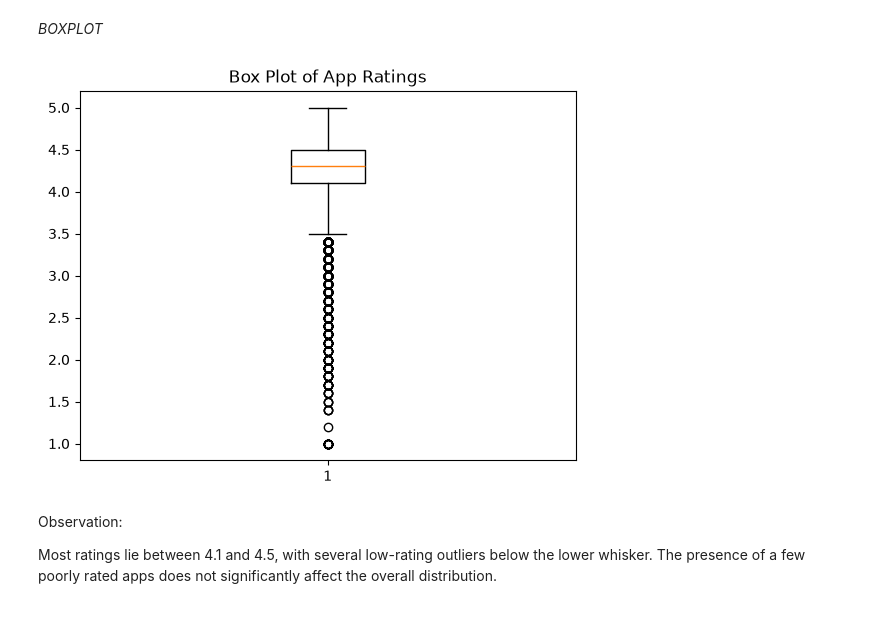
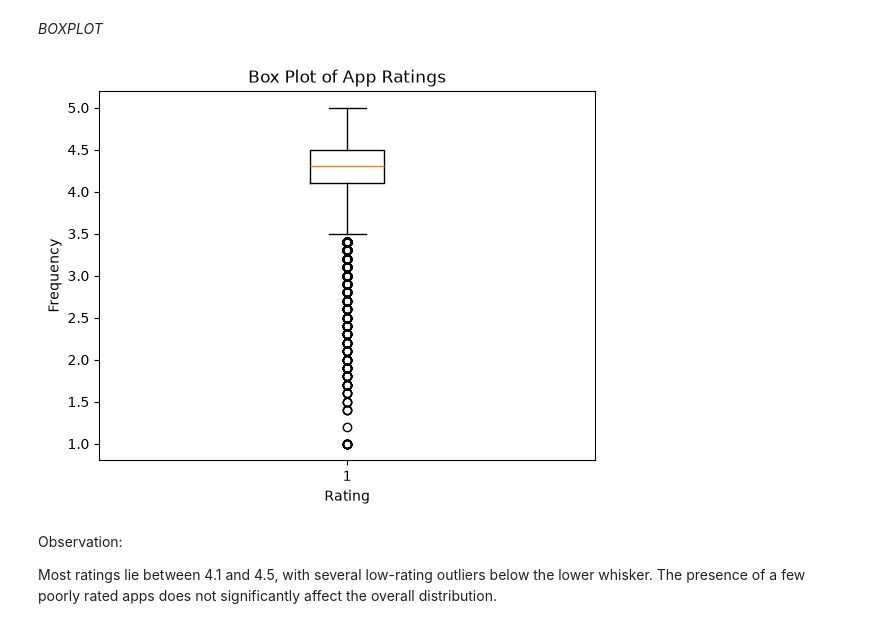
Before and after one commit to ArjunTechie118/Google-Play-Store-ML-Pipeline, a Jupyter notebook: Google-Playstore-Rating-Prediction.ipynb, the cells around one changed output. Saved outputs shown, nothing was run; the diff lists cells and outputs as text; code cells hidden in the pictures.

```diff
--- a/Google-Playstore-Rating-Prediction.ipynb
+++ b/Google-Playstore-Rating-Prediction.ipynb
@@ -67,7 +67,7 @@ df["Installs"] = df["Installs"].str.replace(r"\+", "", regex=True)
 df["Installs"] = df["Installs"].str.replace(r"\,", "", regex=True)
 # %%
 #Fix data types:
-df["Installs"] = df["Installs"].astype(int)
+df["Installs"] = df["Installs"].astype(float)
 # %%
 df["Reviews"] = df["Reviews"].replace(r"\+", "", regex=False)
 # %%
@@ -185,9 +200,14 @@ The relationship is weak, suggesting that installs alone have limited predictive
 # %%
 plt.boxplot(df["Rating"])
 plt.title("Box Plot of App Ratings")
+plt.xlabel("Rating")
+plt.ylabel("Frequency")
+plt.savefig("images/Rating_boxplot.png",
+            dpi=300,
+            bbox_inches="tight")
 plt.show()
 # %% [output]
-[figure, old version]
+[figure, new version]
 # %% [markdown]
 Observation:
 
```
Also changed, not shown: parts of 8 cells of this notebook, 9 other files.
